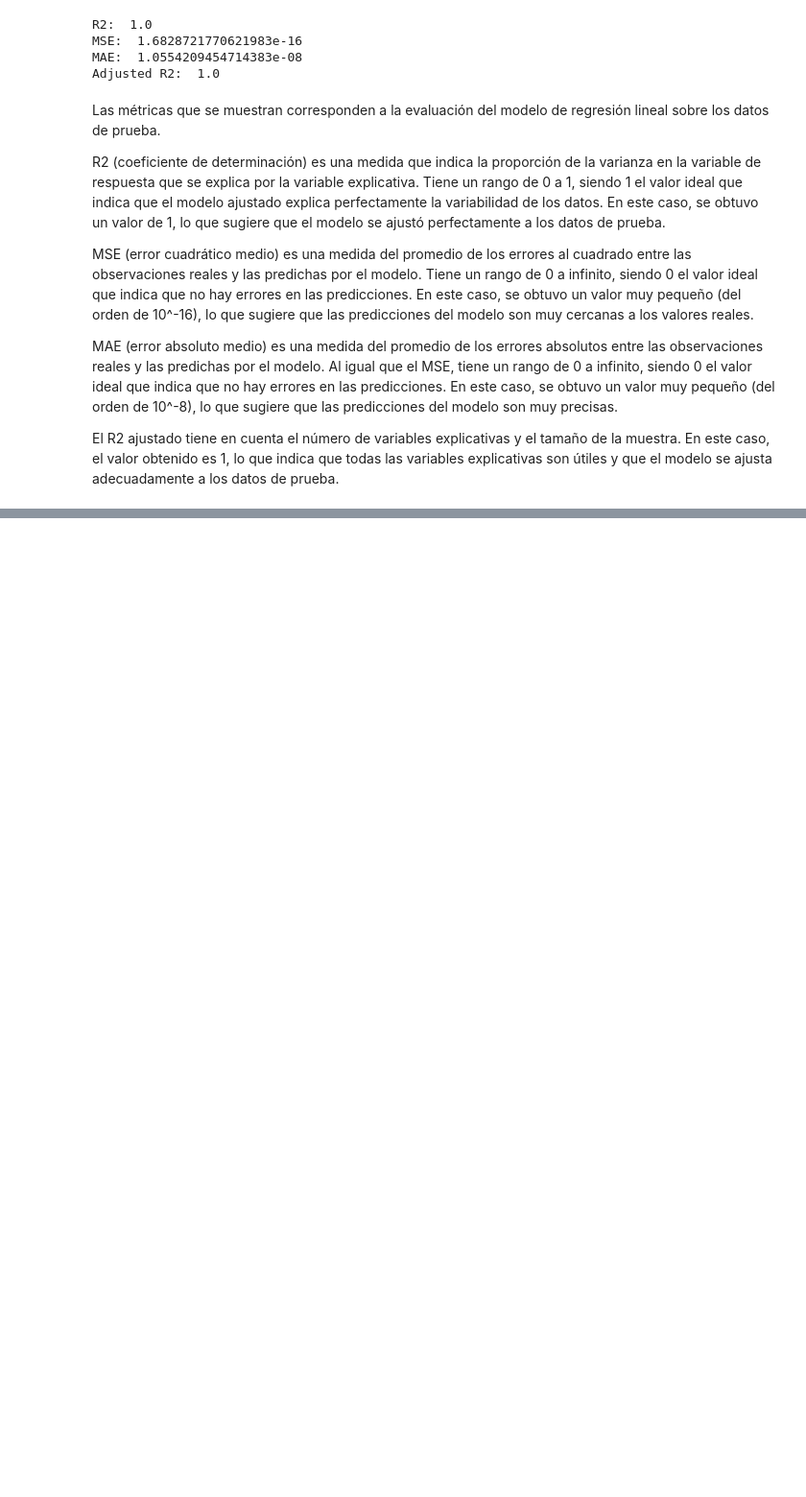
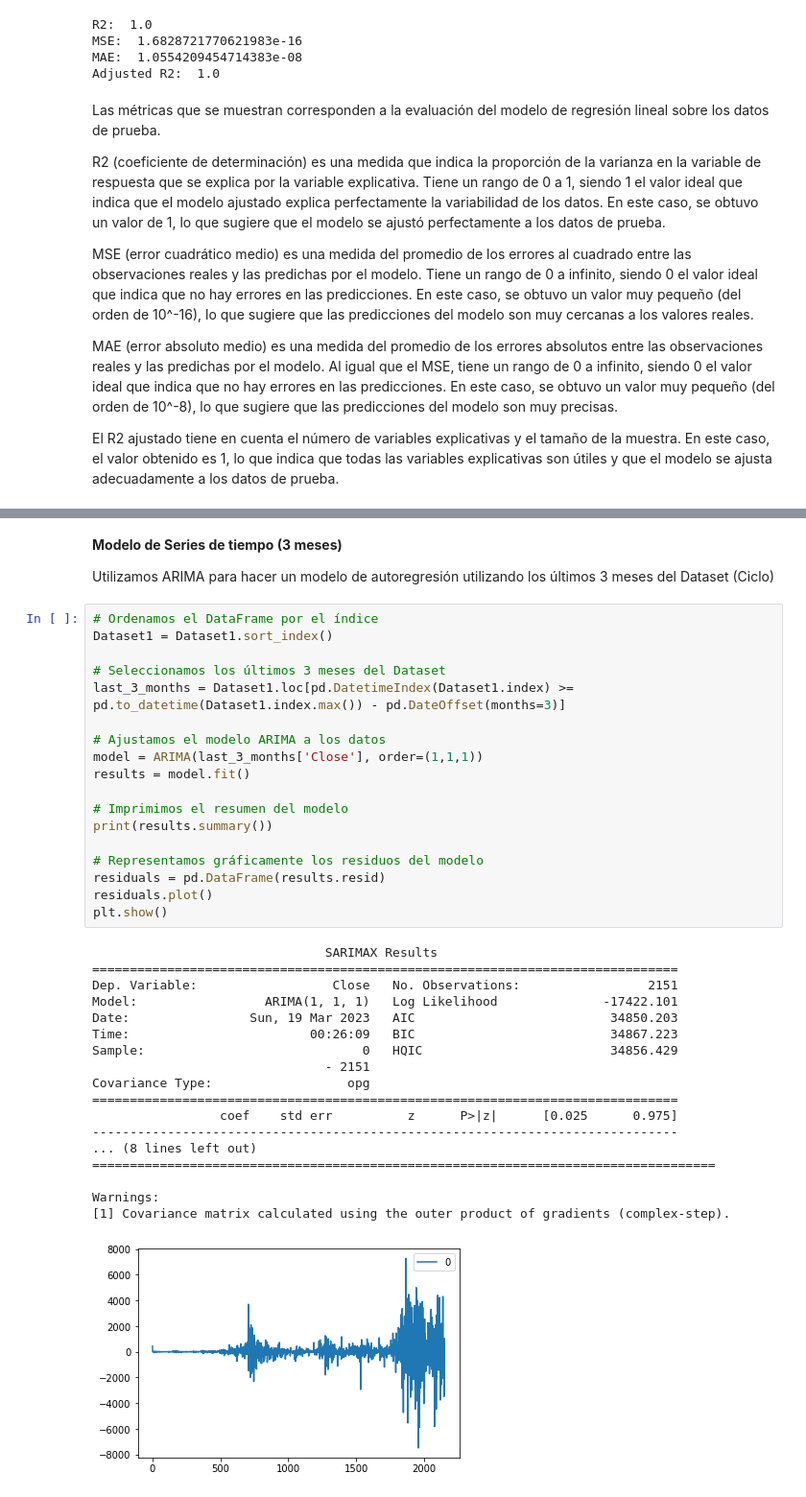
Before and after one commit to martinezmarcos93/PrimeraEntregaProyectoFinalDS, a Jupyter notebook: PrimeraEntrega_MarcosMartinez.ipynb, the cells around one changed output, grey strips where cells are left out. Shown at 96% size. Saved outputs shown, nothing was run; the diff lists cells and outputs as text; blank space fills up the shorter version.

```diff
--- a/PrimeraEntrega_MarcosMartinez.ipynb
+++ b/PrimeraEntrega_MarcosMartinez.ipynb
@@ -342,0 +410,41 @@ El R2 ajustado tiene en cuenta el número de variables explicativas y el tamaño
+# %% [markdown]
+**Modelo de Series de tiempo (3 meses)**
+
+Utilizamos ARIMA para hacer un modelo de autoregresión utilizando los últimos 3 meses del Dataset (Ciclo)
+# %%
+# Ordenamos el DataFrame por el índice
+Dataset1 = Dataset1.sort_index()
+
+# Seleccionamos los últimos 3 meses del Dataset
+last_3_months = Dataset1.loc[pd.DatetimeIndex(Dataset1.index) >= pd.to_datetime(Dataset1.index.max()) - pd.DateOffset(months=3)]
+
+# Ajustamos el modelo ARIMA a los datos
+model = ARIMA(last_3_months['Close'], order=(1,1,1))
+results = model.fit()
+
+# Imprimimos el resumen del modelo
+print(results.summary())
+
+# Representamos gráficamente los residuos del modelo
+residuals = pd.DataFrame(results.resid)
+residuals.plot()
+plt.show()
+# %% [output]
+                               SARIMAX Results
+==============================================================================
+Dep. Variable:                  Close   No. Observations:                 2151
+Model:                 ARIMA(1, 1, 1)   Log Likelihood              -17422.101
+Date:                Sun, 19 Mar 2023   AIC                          34850.203
+Time:                        00:26:09   BIC                          34867.223
+Sample:                             0   HQIC                         34856.429
+                               - 2151
+Covariance Type:                  opg
+==============================================================================
+                 coef    std err          z      P>|z|      [0.025      0.975]
+------------------------------------------------------------------------------
+... (8 lines left out)
+===================================================================================
+
+Warnings:
+[1] Covariance matrix calculated using the outer product of gradients (complex-step).
+[figure, added]
```
Also changed, not shown: parts of 6 cells of this notebook, 2 other files.
